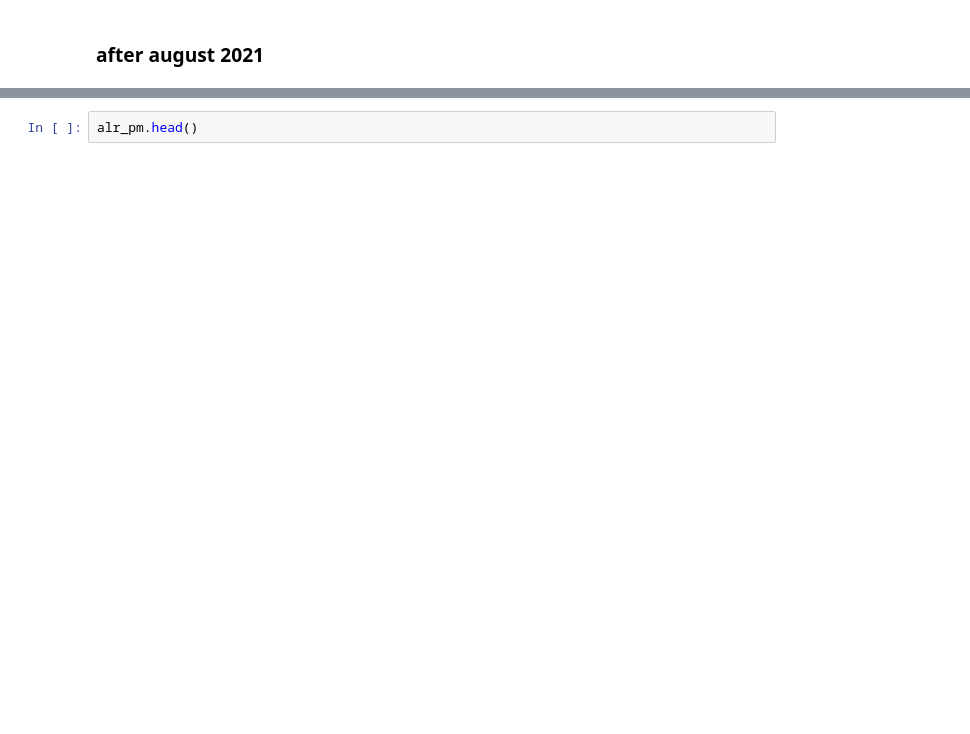
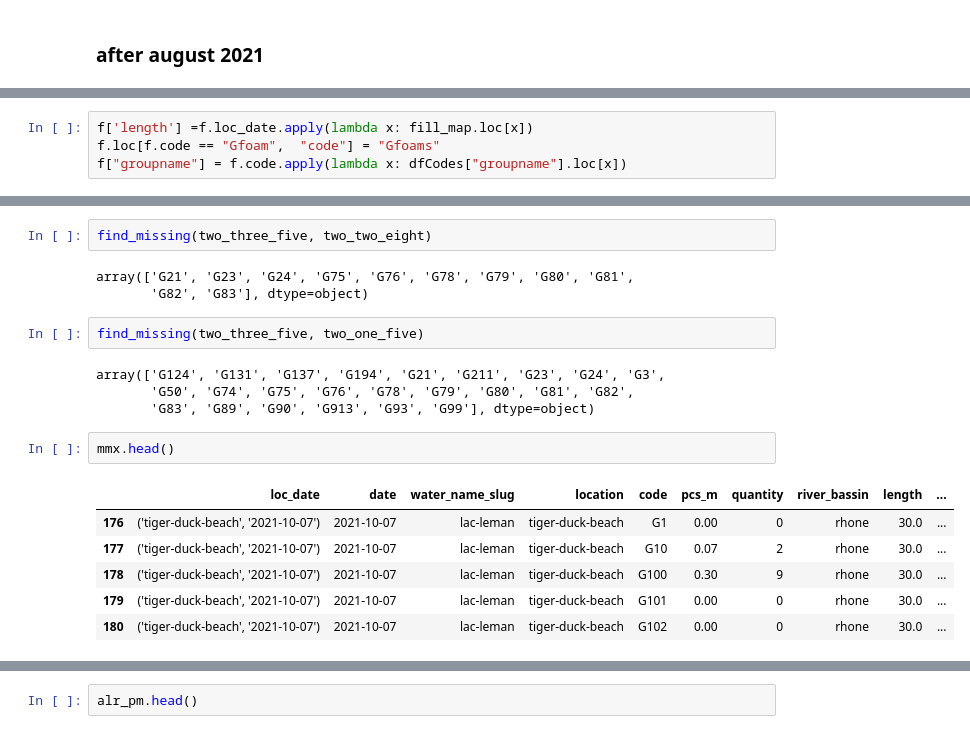
Before and after one commit to hammerdirt-analyst/feb_2024, a Jupyter notebook: data_model_next_itteration.ipynb, the cells around one changed output, grey strips where cells are left out. Saved outputs shown, nothing was run; the diff lists cells and outputs as text; blank space fills up the shorter version.

```diff
--- a/data_model_next_itteration.ipynb
+++ b/data_model_next_itteration.ipynb
@@ -325,0 +363,4 @@ f.isna().any()
+# %%
+f['length'] =f.loc_date.apply(lambda x: fill_map.loc[x])
+f.loc[f.code == "Gfoam",  "code"] = "Gfoams"
+f["groupname"] = f.code.apply(lambda x: dfCodes["groupname"].loc[x])
@@ -325,0 +494,20 @@ f.isna().any()
+# %%
+find_missing(two_three_five, two_two_eight)
+# %% [output]
+array(['G21', 'G23', 'G24', 'G75', 'G76', 'G78', 'G79', 'G80', 'G81',
+       'G82', 'G83'], dtype=object)
+# %%
+find_missing(two_three_five, two_one_five)
+# %% [output]
+array(['G124', 'G131', 'G137', 'G194', 'G21', 'G211', 'G23', 'G24', 'G3',
+       'G50', 'G74', 'G75', 'G76', 'G78', 'G79', 'G80', 'G81', 'G82',
+       'G83', 'G89', 'G90', 'G913', 'G93', 'G99'], dtype=object)
+# %%
+mmx.head()
+# %% [output]
+|  | loc_date | date | water_name_slug | location | code | pcs_m | quantity | river_bassin | length | ... |
+| 176 | ('tiger-duck-beach', '2021-10-07') | 2021-10-07 | lac-leman | tiger-duck-beach | G1 | 0.00 | 0 | rhone | 30.0 | ... |
+| 177 | ('tiger-duck-beach', '2021-10-07') | 2021-10-07 | lac-leman | tiger-duck-beach | G10 | 0.07 | 2 | rhone | 30.0 | ... |
+| 178 | ('tiger-duck-beach', '2021-10-07') | 2021-10-07 | lac-leman | tiger-duck-beach | G100 | 0.30 | 9 | rhone | 30.0 | ... |
+| 179 | ('tiger-duck-beach', '2021-10-07') | 2021-10-07 | lac-leman | tiger-duck-beach | G101 | 0.00 | 0 | rhone | 30.0 | ... |
+| 180 | ('tiger-duck-beach', '2021-10-07') | 2021-10-07 | lac-leman | tiger-duck-beach | G102 | 0.00 | 0 | rhone | 30.0 | ... |
```
Also changed, not shown: parts of 152 cells of this notebook, 6 other files.
